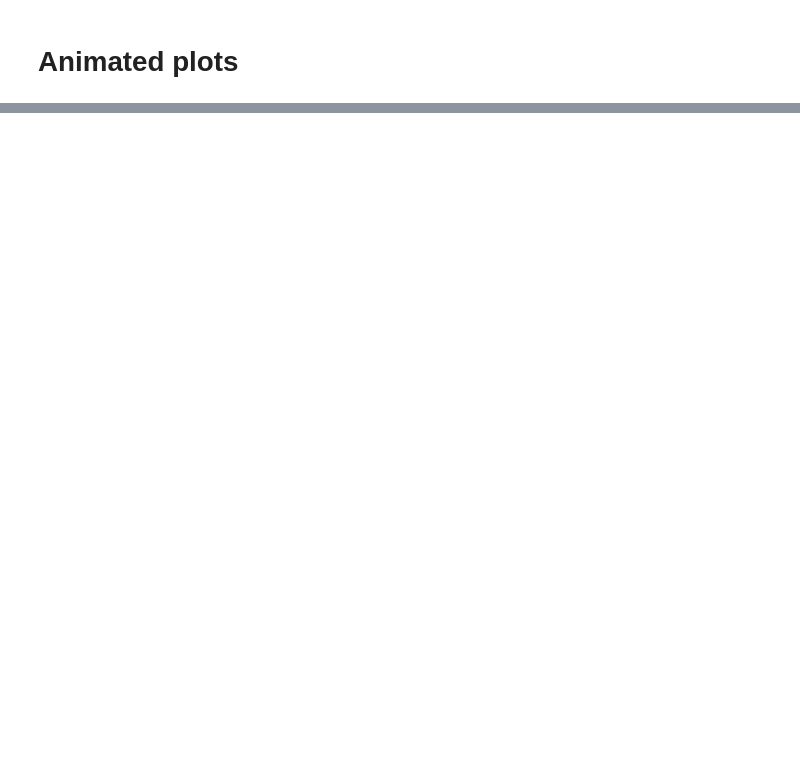
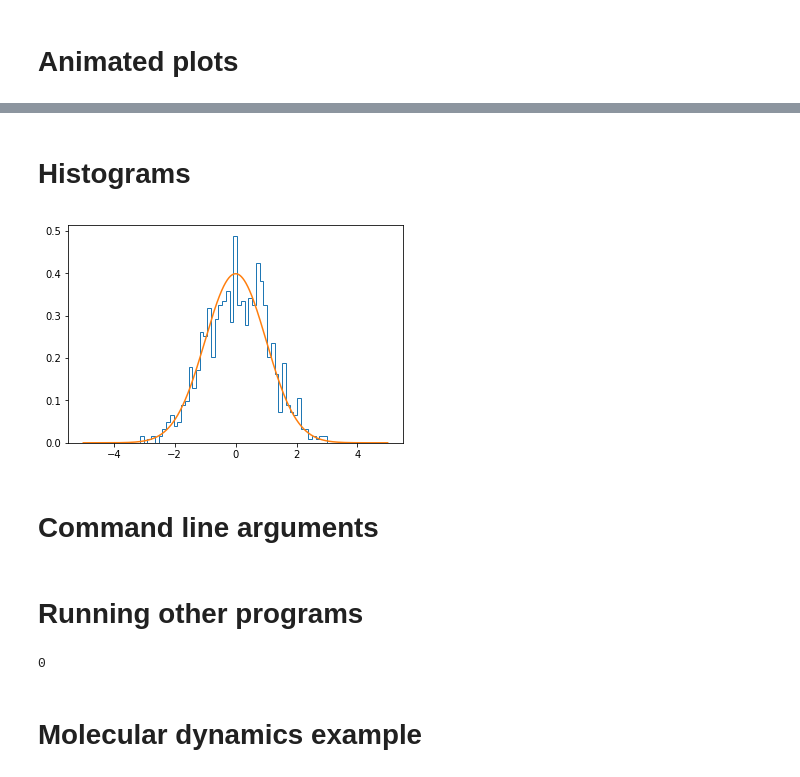
Before and after one commit to toastedcrumpets/CCP5_Python_examples, a Jupyter notebook: Appendix-A-Snippets.ipynb, the cells around one changed output, grey strips where cells are left out. Cells and saved outputs as stored; diff of their text form; code cells hidden in the pictures; blank space fills up the shorter version.

Commit message:
Saving old examples

```diff
--- a/Appendix-A-Snippets.ipynb
+++ b/Appendix-A-Snippets.ipynb
@@ -34,0 +61,28 @@ HTML(anim.to_html5_video())
+# %%
+import numpy.random
+
+output_file = open("junk.dat", "w")
+for i in range(100):
+    y = numpy.random.normal(0.0, 1.0)
+    output_file.write(str(i)+' '+str(y))
+# %% [markdown]
+# Histograms
+# %%
+import numpy
+import pylab
+
+y_data = []
+for i in range(1000):
+    y_data.append(numpy.random.normal(0.0, 1.0))
+
+n, bins, patches = pylab.hist(y_data, 50, normed=1, histtype='step')
+
+x_data = numpy.arange(-5.0, 5.0, 0.01)
+y_data = [numpy.exp(-0.5*x**2/(1.0*1.0))/numpy.sqrt(2.0*numpy.pi*1.0**2) for x in x_data]
+
+pylab.plot(x_data, y_data)
+pylab.show()
+# %% [output]
+[figure, added]
+# %% [markdown]
+# Command line arguments
@@ -34,0 +114,10 @@ HTML(anim.to_html5_video())
+# %% [markdown]
+# Running other programs
+# %%
+import os
+#Run the ls program
+os.system("ls")
+# %% [output]
+0
+# %% [markdown]
+# Molecular dynamics example
```
Also changed, not shown: parts of 7 cells of this notebook, 1 other file.
